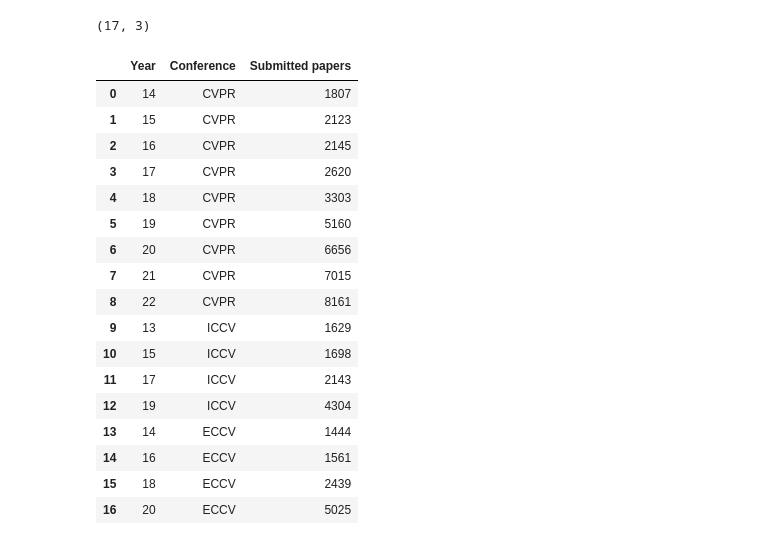
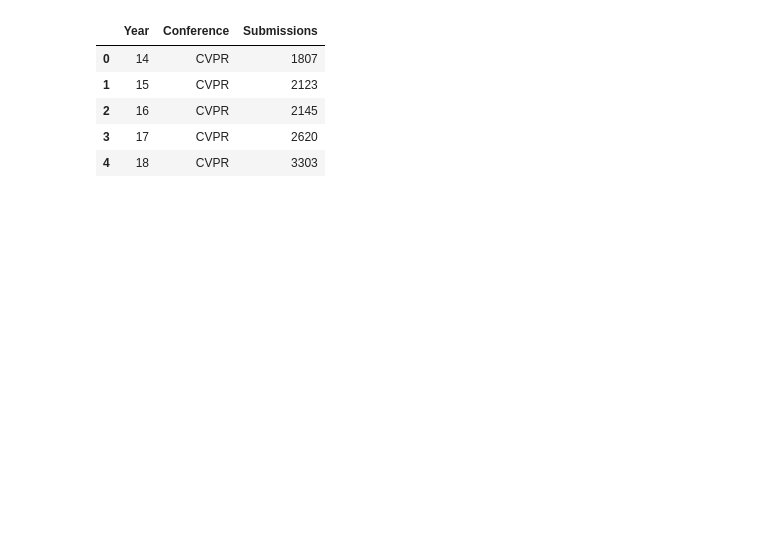
Before and after one commit to skaliy/thesis_supplementary_materials, a Jupyter notebook: nbs/cv_conference.ipynb, the cells around one changed output. Saved outputs shown, nothing was run; the diff lists cells and outputs as text; code cells hidden in the pictures; blank space fills up the shorter version.

```diff
--- a/nbs/cv_conference.ipynb
+++ b/nbs/cv_conference.ipynb
@@ -13,27 +12,13 @@ import matplotlib.pyplot as plt
 # %%
 df = pd.read_csv('../data/cv_conferences.csv')
 # %%
-df.shape
+df = df.loc[df.Year > 13].reset_index(drop=True)
-# %% [output]
-(17, 3)
 # %%
-df
+df.head()
 # %% [output]
-|  | Year | Conference | Submitted papers |
+|  | Year | Conference | Submissions |
 | 0 | 14 | CVPR | 1807 |
 | 1 | 15 | CVPR | 2123 |
 | 2 | 16 | CVPR | 2145 |
 | 3 | 17 | CVPR | 2620 |
 | 4 | 18 | CVPR | 3303 |
-| 5 | 19 | CVPR | 5160 |
-| 6 | 20 | CVPR | 6656 |
-| 7 | 21 | CVPR | 7015 |
-| 8 | 22 | CVPR | 8161 |
-| 9 | 13 | ICCV | 1629 |
-| 10 | 15 | ICCV | 1698 |
-| 11 | 17 | ICCV | 2143 |
-| 12 | 19 | ICCV | 4304 |
-| 13 | 14 | ECCV | 1444 |
-| 14 | 16 | ECCV | 1561 |
-| 15 | 18 | ECCV | 2439 |
-| 16 | 20 | ECCV | 5025 |
```
Also changed, not shown: parts of 6 cells of this notebook, 9 other files.
